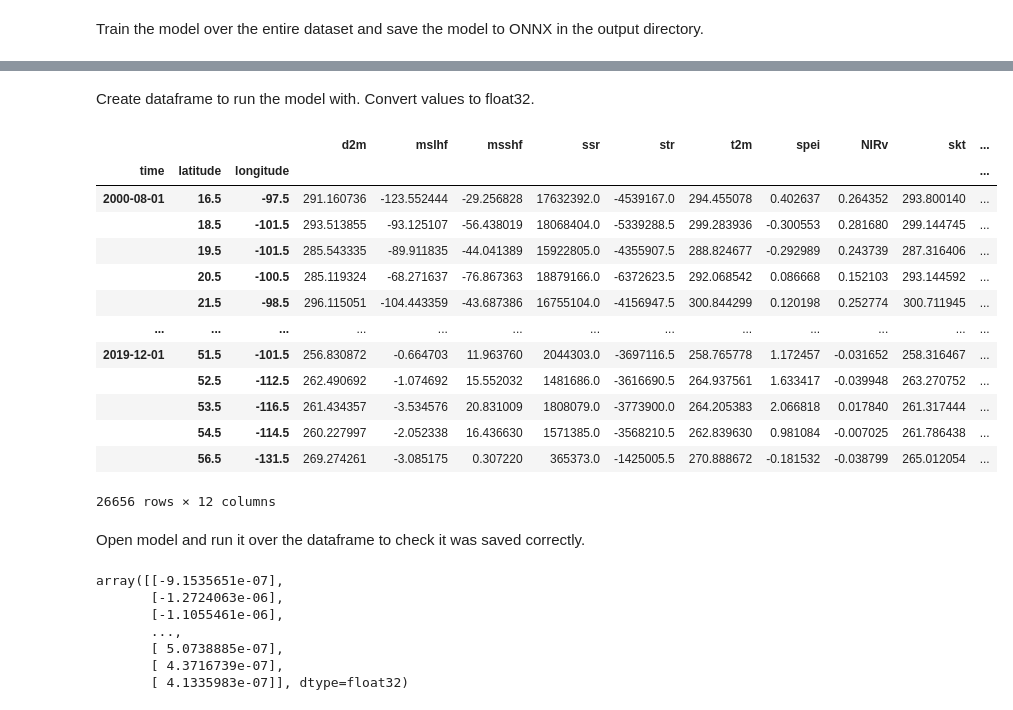
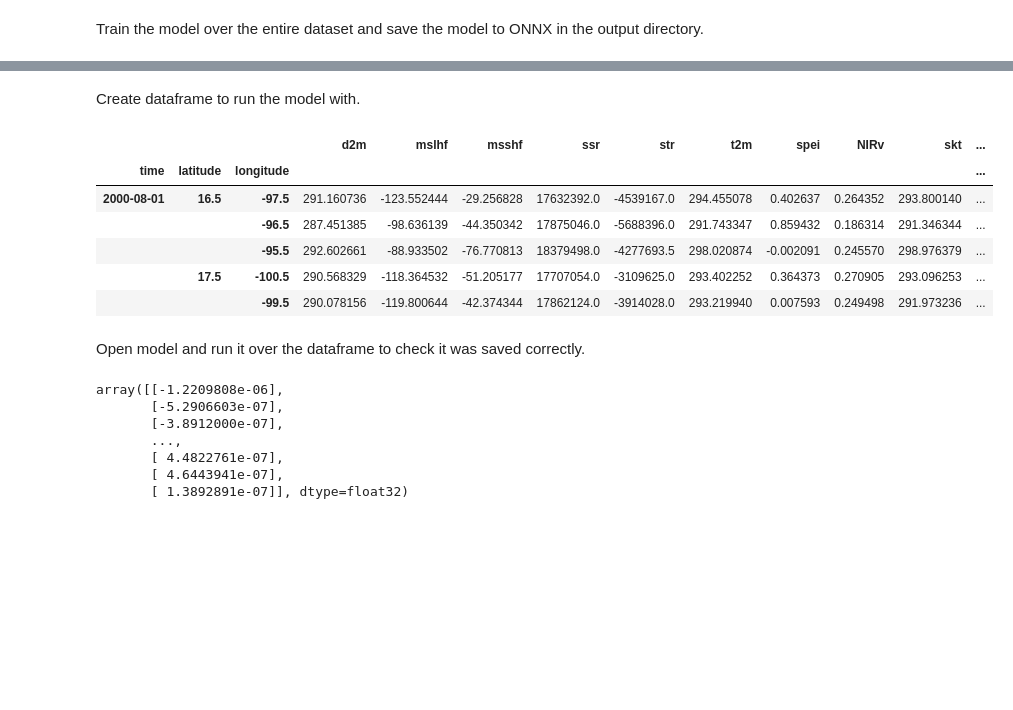
Before and after one commit to EXCITED-CO2/excited-workflow, a Jupyter notebook: carbon_tracker_workflow.ipynb, the cells around one changed output, grey strips where cells are left out. Saved outputs shown, nothing was run; the diff lists cells and outputs as text; code cells hidden in the pictures; blank space fills up the shorter version.

```diff
--- a/carbon_tracker_workflow.ipynb
+++ b/carbon_tracker_workflow.ipynb
@@ -25,8 +25,8 @@ client = Client()
 # %% [markdown]
 Define the paths for the carbon tracker dataset, the regions dataset and output directory, as well as define the datasets that need to be included, the input variables (x_keys) for the model and the target variable (y_key).
 # %%
-ds_cb = Path("/data/volume_2/EXCITED_prepped_data/CT2022.flux1x1-monthly.nc")
-ds_regions = Path("/data/volume_2/EXCITED_prepped_data/regions.nc")
+cb_file= Path("/data/volume_2/EXCITED_prepped_data/CT2022.flux1x1-monthly.nc")
+regions_file = Path("/data/volume_2/EXCITED_prepped_data/regions.nc")
 output_path = Path("/home/cdonnelly")
 
 desired_data = [
@@ -44,11 +44,11 @@ y_key = "bio_flux_opt"
 # %% [markdown]
 Merge the desired datasets into a single xr.Dataset with the same dimensions as the carbon tracker dataset.
 # %%
-ds_input = carbon_tracker.merge_datasets(desired_data, ds_cb)
+ds_input = carbon_tracker.merge_datasets(desired_data, cb_file)
 # %% [markdown]
 To limit the analyis to Transcom region 2 (North America) we require the `regions.nc` file:
 # %%
-ds_na = carbon_tracker.mask_region(ds_regions, ds_cb, ds_input)
+ds_na = carbon_tracker.mask_region(regions_file, cb_file, ds_input)
 ds_na
 # %% [output]
 <xarray.Dataset>
@@ -102,24 +106,17 @@ The maximum opset needed by this model is only 8.
 # %% [markdown]
-Create dataframe to run the model with. Convert values to float32.
+Create dataframe to run the model with.
 # %%
 df = ds_na.to_dataframe().dropna()
-df = df[x_keys][::10]
-df
+df = df[x_keys]
+df.head()
 # %% [output]
 |  |  |  | d2m | mslhf | msshf | ssr | str | t2m | spei | NIRv | skt | ... |
 | time | latitude | longitude |  |  |  |  |  |  |  |  |  | ... |
 | 2000-08-01 | 16.5 | -97.5 | 291.160736 | -123.552444 | -29.256828 | 17632392.0 | -4539167.0 | 294.455078 | 0.402637 | 0.264352 | 293.800140 | ... |
-|  | 18.5 | -101.5 | 293.513855 | -93.125107 | -56.438019 | 18068404.0 | -5339288.5 | 299.283936 | -0.300553 | 0.281680 | 299.144745 | ... |
-|  | 19.5 | -101.5 | 285.543335 | -89.911835 | -44.041389 | 15922805.0 | -4355907.5 | 288.824677 | -0.292989 | 0.243739 | 287.316406 | ... |
-|  | 20.5 | -100.5 | 285.119324 | -68.271637 | -76.867363 | 18879166.0 | -6372623.5 | 292.068542 | 0.086668 | 0.152103 | 293.144592 | ... |
-|  | 21.5 | -98.5 | 296.115051 | -104.443359 | -43.687386 | 16755104.0 | -4156947.5 | 300.844299 | 0.120198 | 0.252774 | 300.711945 | ... |
-| ... | ... | ... | ... | ... | ... | ... | ... | ... | ... | ... | ... | ... |
-| 2019-12-01 | 51.5 | -101.5 | 256.830872 | -0.664703 | 11.963760 | 2044303.0 | -3697116.5 | 258.765778 | 1.172457 | -0.031652 | 258.316467 | ... |
-|  | 52.5 | -112.5 | 262.490692 | -1.074692 | 15.552032 | 1481686.0 | -3616690.5 | 264.937561 | 1.633417 | -0.039948 | 263.270752 | ... |
-|  | 53.5 | -116.5 | 261.434357 | -3.534576 | 20.831009 | 1808079.0 | -3773900.0 | 264.205383 | 2.066818 | 0.017840 | 261.317444 | ... |
-|  | 54.5 | -114.5 | 260.227997 | -2.052338 | 16.436630 | 1571385.0 | -3568210.5 | 262.839630 | 0.981084 | -0.007025 | 261.786438 | ... |
-|  | 56.5 | -131.5 | 269.274261 | -3.085175 | 0.307220 | 365373.0 | -1425005.5 | 270.888672 | -0.181532 | -0.038799 | 265.012054 | ... |
+|  |  | -96.5 | 287.451385 | -98.636139 | -44.350342 | 17875046.0 | -5688396.0 | 291.743347 | 0.859432 | 0.186314 | 291.346344 | ... |
+|  |  | -95.5 | 292.602661 | -88.933502 | -76.770813 | 18379498.0 | -4277693.5 | 298.020874 | -0.002091 | 0.245570 | 298.976379 | ... |
+|  | 17.5 | -100.5 | 290.568329 | -118.364532 | -51.205177 | 17707054.0 | -3109625.0 | 293.402252 | 0.364373 | 0.270905 | 293.096253 | ... |
+|  |  | -99.5 | 290.078156 | -119.800644 | -42.374344 | 17862124.0 | -3914028.0 | 293.219940 | 0.007593 | 0.249498 | 291.973236 | ... |
-26656 rows × 12 columns
 # %% [markdown]
 Open model and run it over the dataframe to check it was saved correctly.
 # %%
@@ -136,10 +133,10 @@ predictions_onnx = sess.run(None, {'X': df.to_numpy()})[0]
 # %%
 predictions_onnx
 # %% [output]
-array([[-9.1535651e-07],
-       [-1.2724063e-06],
-       [-1.1055461e-06],
+array([[-1.2209808e-06],
+       [-5.2906603e-07],
+       [-3.8912000e-07],
        ...,
-       [ 5.0738885e-07],
-       [ 4.3716739e-07],
-       [ 4.1335983e-07]], dtype=float32)
+       [ 4.4822761e-07],
+       [ 4.6443941e-07],
+       [ 1.3892891e-07]], dtype=float32)
```
Also changed, not shown: parts of 2 cells of this notebook, 1 other file.
